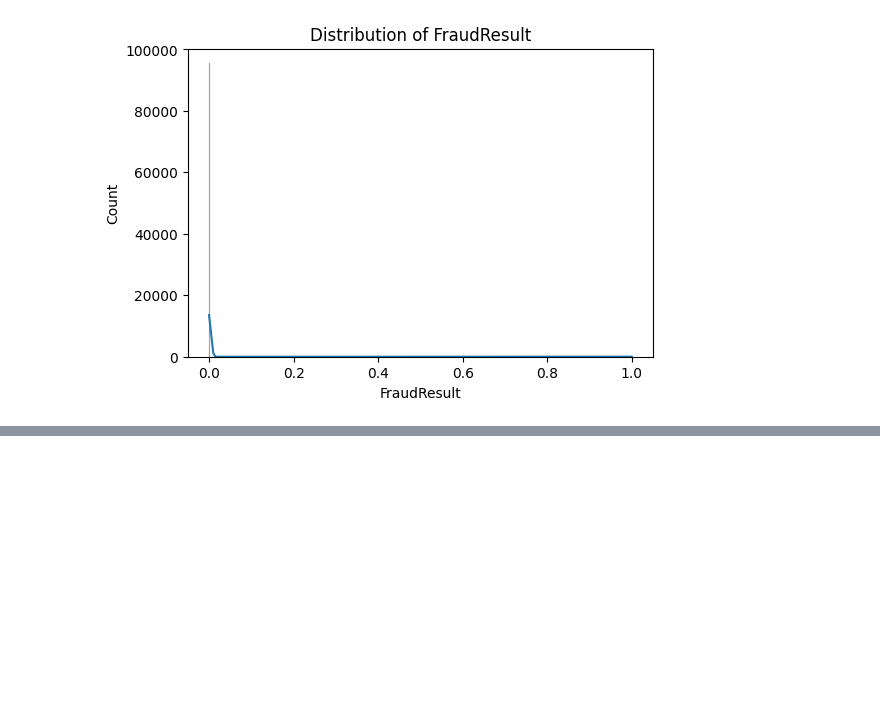
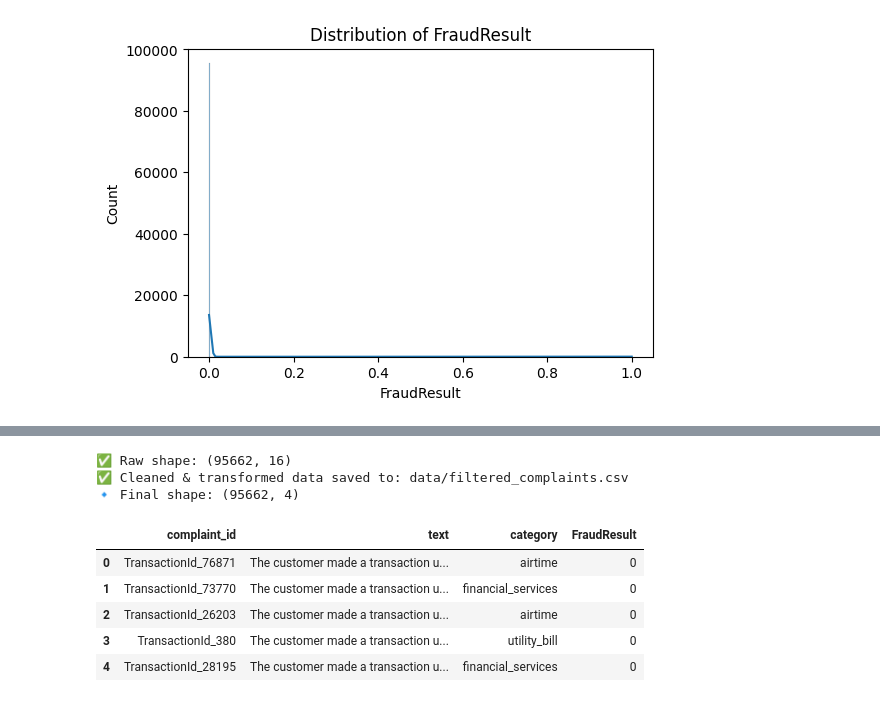
Before and after one commit to Amenzz/week-5, a Jupyter notebook: notebooks/1.0-eda.ipynb, the cells around one changed output, grey strips where cells are left out. Saved outputs shown, nothing was run; the diff lists cells and outputs as text; code cells hidden in the pictures; blank space fills up the shorter version.

Commit message:
task-final

```diff
--- a/notebooks/1.0-eda.ipynb
+++ b/notebooks/1.0-eda.ipynb
@@ -86,0 +88,51 @@ for col in numerical_cols:
+# %%
+# 📘 0-clean-data.ipynb
+# Clean and prepare complaint text data for embedding
+
+import pandas as pd
+import re
+import os
+
+df = pd.read_csv(r"C:\Users\Amenzz\Desktop\week-5\data\raw\data.csv")
+print("✅ Raw shape:", df.shape)
+
+
+# Step 2: Basic drop duplicates (optional)
+df = df.drop_duplicates()
+
+# Step 3: Create a narrative 'text' column from structured fields
+def create_narrative(row):
+    return (
+        f"The customer made a transaction using channel {row['ChannelId']} to purchase {row['ProductCategory']} "
+        f"from provider {row['ProviderId']} for {row['Amount']} {row['CurrencyCode']} "
+        f"on {row['TransactionStartTime']}. "
+        f"The product ID was {row['ProductId']} and pricing strategy {row['PricingStrategy']} was applied."
+    )
+
+df["text"] = df.apply(create_narrative, axis=1)
+
+# Step 4: Rename columns for semantic search task
+df["complaint_id"] = df["TransactionId"]
+df["category"] = df["ProductCategory"]
+
+# Step 5: Select only needed columns
+filtered_df = df[["complaint_id", "text", "category", "FraudResult"]]
+
+# Step 6: Save cleaned dataset
+output_path = "data/filtered_complaints.csv"
+os.makedirs("data", exist_ok=True)
+filtered_df.to_csv(output_path, index=False)
+
+print(f"✅ Cleaned & transformed data saved to: {output_path}")
+print("🔹 Final shape:", filtered_df.shape)
+filtered_df.head()
+# %% [output]
+✅ Raw shape: (95662, 16)
+✅ Cleaned & transformed data saved to: data/filtered_complaints.csv
+🔹 Final shape: (95662, 4)
+|  | complaint_id | text | category | FraudResult |
+| 0 | TransactionId_76871 | The customer made a transaction u... | airtime | 0 |
+| 1 | TransactionId_73770 | The customer made a transaction u... | financial_services | 0 |
+| 2 | TransactionId_26203 | The customer made a transaction u... | airtime | 0 |
+| 3 | TransactionId_380 | The customer made a transaction u... | utility_bill | 0 |
+| 4 | TransactionId_28195 | The customer made a transaction u... | financial_services | 0 |
```
Also changed, not shown: parts of 6 cells of this notebook, 14 other files.
